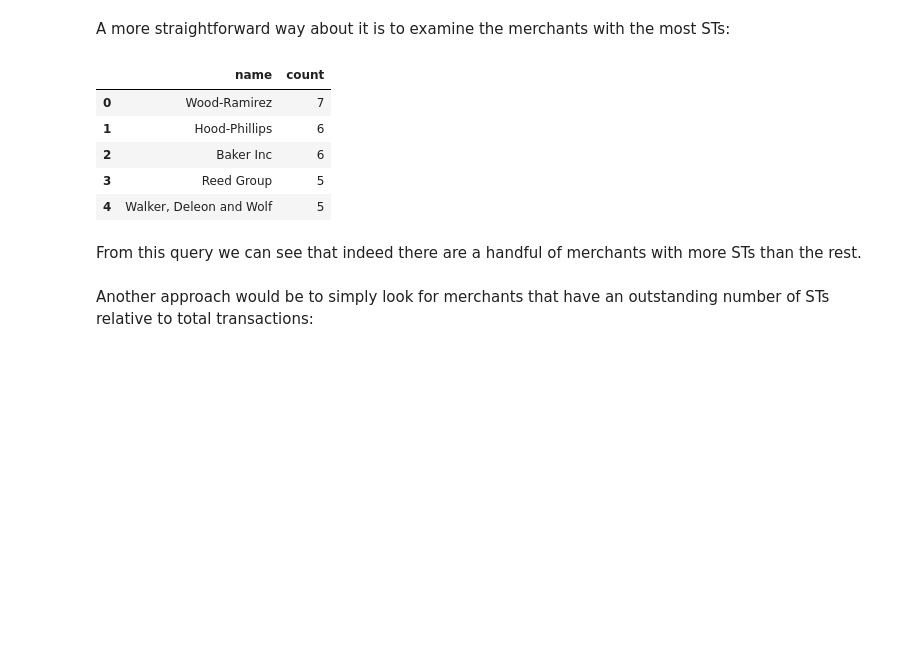
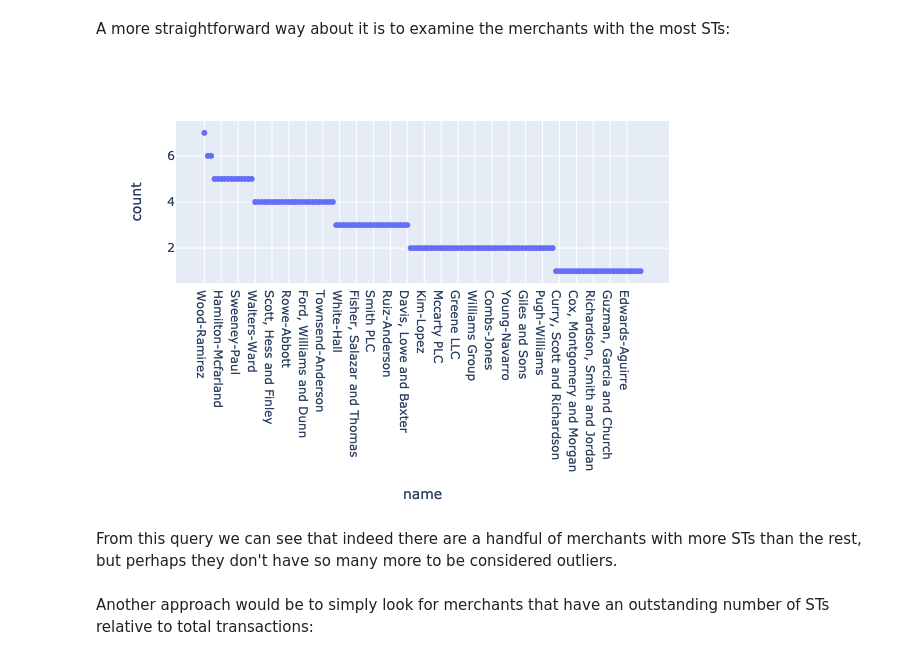
Before and after one commit to lawsonpd/fintech-bootcamp-homework, a Jupyter notebook: 07-SQL/Instructions/Starter_Files/visual_data_analysis.ipynb, the cells around one changed output. Drawn from its saved outputs; the diff is of its cells as text; code cells hidden in the pictures; blank space fills up the shorter version.

```diff
--- a/07-SQL/Instructions/Starter_Files/visual_data_analysis.ipynb
+++ b/07-SQL/Instructions/Starter_Files/visual_data_analysis.ipynb
@@ -239,27 +244,24 @@ A more straightforward way about it is to examine the merchants with the most ST
 # %%
 small_transactions_sql = '''
 SELECT name, COUNT(amount)
 FROM (
     SELECT m.name, t.amount
     FROM cc_transaction t
     JOIN merchant m
     ON t.merchant_id = m.id
     WHERE t.amount <= 2.00
 ) AS small_ts
 GROUP BY name
 ORDER BY count DESC;
 '''
 
-pd.read_sql(small_transactions_sql, engine).head()
+ST_merchants = pd.read_sql(small_transactions_sql, engine)
+
+px.scatter(ST_merchants, x='name', y='count')
 # %% [output]
-|  | name | count |
-| 0 | Wood-Ramirez | 7 |
-| 1 | Hood-Phillips | 6 |
-| 2 | Baker Inc | 6 |
-| 3 | Reed Group | 5 |
-| 4 | Walker, Deleon and Wolf | 5 |
+[figure, added]
 # %% [markdown]
-From this query we can see that indeed there are a handful of merchants with more STs than the rest.
+From this query we can see that indeed there are a handful of merchants with more STs than the rest, but perhaps they don't have so many more to be considered outliers.
 # %% [markdown]
 Another approach would be to simply look for merchants that have an outstanding number of STs relative to total transactions:
 # %%
```
Also changed, not shown: parts of 7 cells of this notebook.
